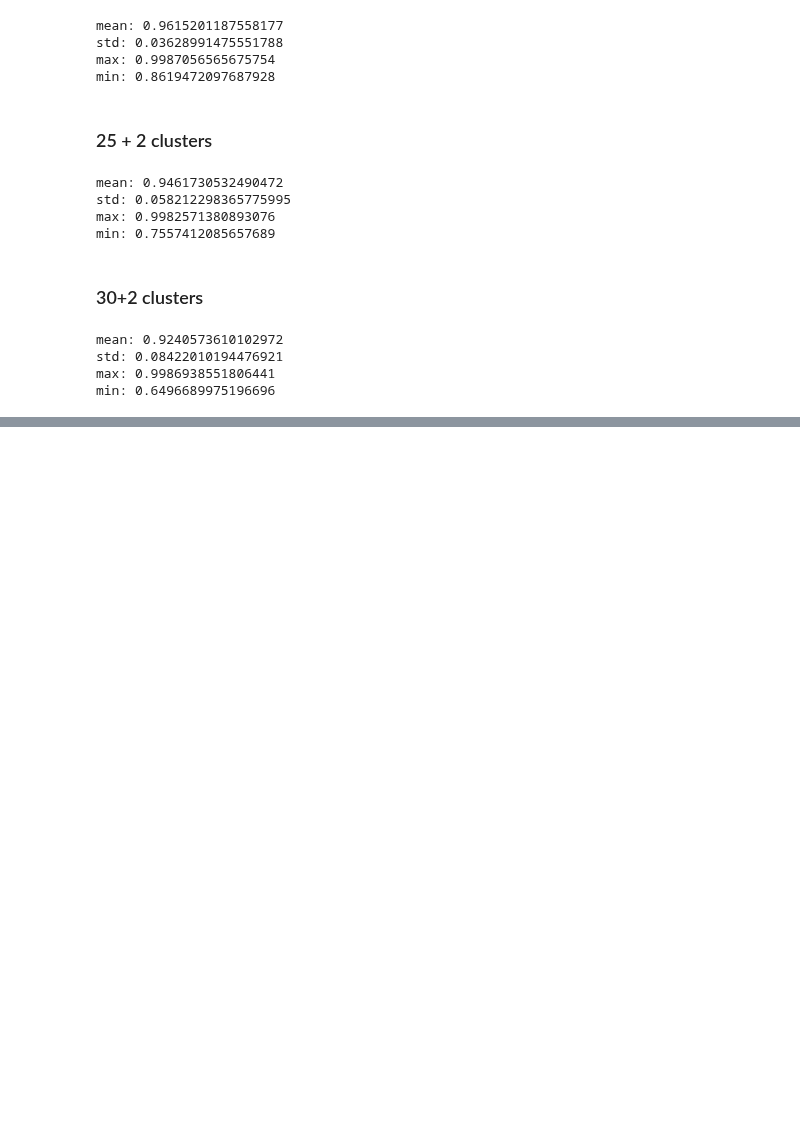
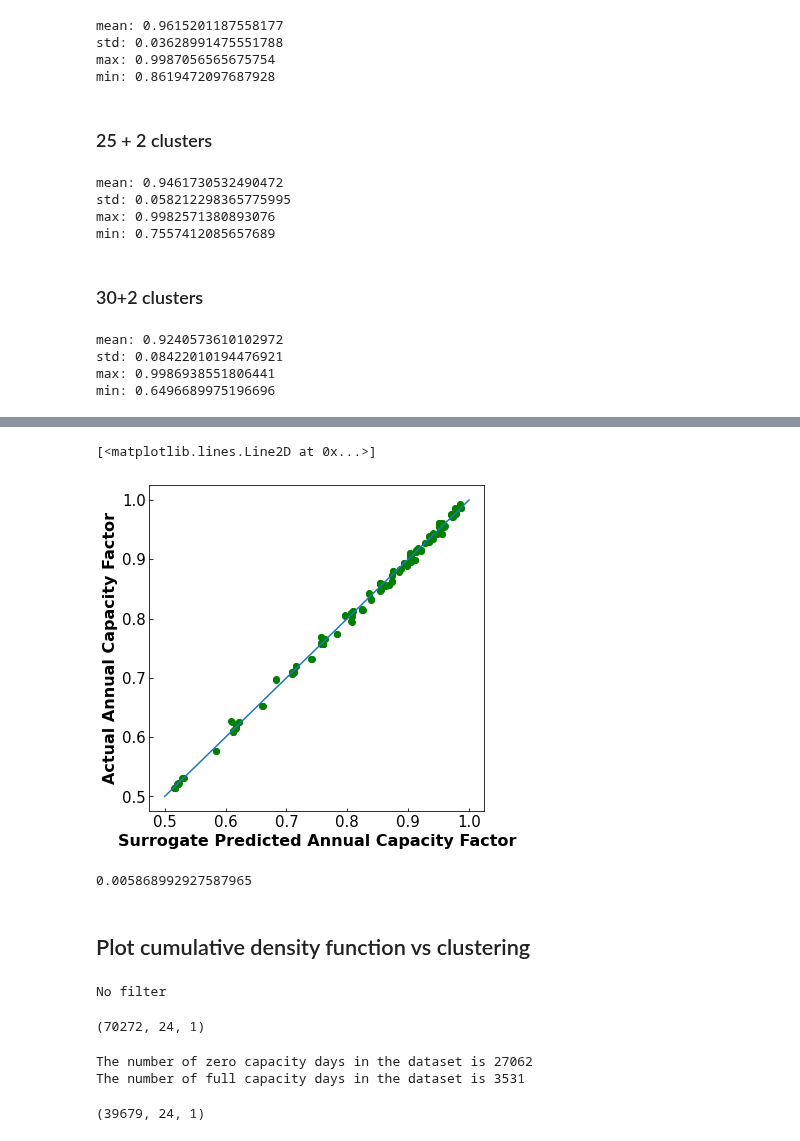
Before and after one commit to Xinhe-Chen/dispatches, a Jupyter notebook: dispatches/workflow/train_market_surrogates/dynamic/FOCAPD_dynamic_surrogates.ipynb, the cells around one changed output, grey strips where cells are left out. Saved outputs shown, nothing was run; the diff lists cells and outputs as text; code cells hidden in the pictures; blank space fills up the shorter version.

```diff
--- a/dispatches/workflow/train_market_surrogates/dynamic/FOCAPD_dynamic_surrogates.ipynb
+++ b/dispatches/workflow/train_market_surrogates/dynamic/FOCAPD_dynamic_surrogates.ipynb
@@ -226,0 +426,3 @@ min: 0.6496689975196696
+# %%
+surrogate_year_power_dict  = cal_capacity_factors(clustering_model_path, surr_model_path, surr_model_param_path, surr_input_path)
+print(surrogate_year_power_dict)
@@ -226,0 +431,5 @@ min: 0.6496689975196696
+# %%
+surrogate_year_cf_dict = {}
+for i in surrogate_year_power_dict:
+    surrogate_year_cf_dict[i] = surrogate_year_power_dict[i]/400/24/366
+surrogate_year_cf_dict
@@ -226,0 +454,19 @@ min: 0.6496689975196696
+# %%
+def calculate_sweep_year_capacity_factor(dispatch_data_path, surr_input_path, num_sims, case_type):
+
+
+    sd = SimulationData(dispatch_data_path, surr_input_path, num_sims, case_type)
+
+    NE_dispatch_dict = sd._dispatch_dict
+    sweep_year_power_dict = {}
+    for i in NE_dispatch_dict:
+        year_dispatch = NE_dispatch_dict[i]
+        sweep_year_power_dict[i] = sum(year_dispatch)
+
+    return sweep_year_power_dict
+# %%
+sweep_year_power_dict = calculate_sweep_year_capacity_factor(dispatch_data_path, surr_input_path, num_sims, case_type)
+sweep_year_cf_dict = {}
+for i in sweep_year_power_dict:
+    sweep_year_cf_dict[i] = sweep_year_power_dict[i]/400/24/366
+sweep_year_cf_dict
@@ -226,0 +491,30 @@ min: 0.6496689975196696
+# %%
+font1 = {
+    'weight' : 'bold',
+    'size'   : 16,
+    }
+plt.figure(figsize=(6,6))
+for i, j in zip(surrogate_year_cf_dict, sweep_year_cf_dict):
+    plt.scatter(sweep_year_cf_dict[j], surrogate_year_cf_dict[i], c = 'g')
+plt.xlabel("Surrogate Predicted Annual Capacity Factor", font = font1)
+plt.ylabel("Actual Annual Capacity Factor", font = font1)
+plt.tick_params(direction = 'in')
+plt.xticks(fontsize=15)
+plt.yticks(fontsize=15)
+plt.plot([0.5,0.75,1], [0.5,0.75,1])
+# %% [output]
+[<matplotlib.lines.Line2D at 0x...>]
+[figure, added]
+# %%
+# calculate mean squared error
+from sklearn.metrics import mean_squared_error
+pred = []
+origin = []
+for i, j in zip(surrogate_year_cf_dict, sweep_year_cf_dict):
+    origin.append(sweep_year_cf_dict[j])
+    pred.append(surrogate_year_cf_dict[i])
+mean_squared_error(origin, pred,squared=0)
+# %% [output]
+0.005868992927587965
+# %% [markdown]
+## Plot cumulative density function vs clustering
@@ -226,0 +530,17 @@ min: 0.6496689975196696
+# %%
+# whole daily cf dataset
+sd = SimulationData(dispatch_data_path, surr_input_path, num_sims, case_type)
+ts = TimeSeriesClustering(sd, 20, False)
+train_data = ts._transform_data()
+np.shape(train_data)
+# %% [output]
+No filter
+(70272, 24, 1)
+# %%
+ts_1 = TimeSeriesClustering(sd, 20, True)
+train_data_filter = ts_1._transform_data()
+np.shape(train_data_filter)
+# %% [output]
+The number of zero capacity days in the dataset is 27062
+The number of full capacity days in the dataset is 3531
+(39679, 24, 1)
```
Also changed, not shown: parts of 17 cells of this notebook, 10 other files.
